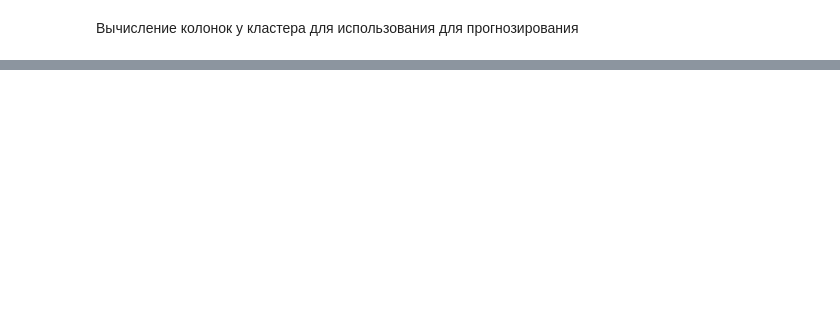
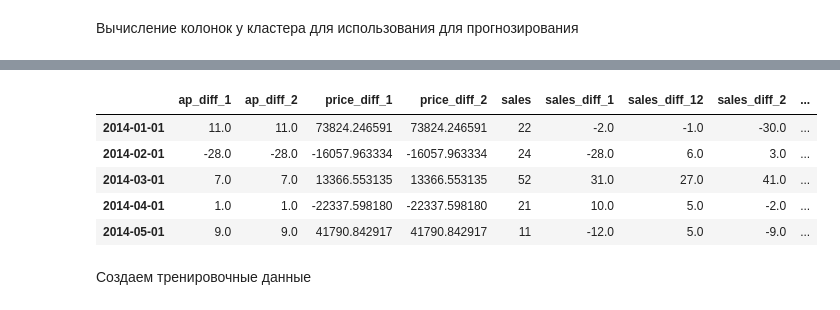
Before and after one commit to crabio/MlSaleForecasting, a Jupyter notebook: SalesForecasting.ipynb, the cells around one changed output, grey strips where cells are left out. Drawn from its saved outputs; the diff is of its cells as text; code cells hidden in the pictures; blank space fills up the shorter version.

```diff
--- a/SalesForecasting.ipynb
+++ b/SalesForecasting.ipynb
@@ -195,0 +199,47 @@ corr_thresh_df.style.background_gradient(cmap='viridis')
+# %%
+def get_columns_by_corr(material_id):
+    cluster = corr_df.loc[material_id, 'clusters']
+
+    columns = corr_thresh_df.loc[cluster]
+
+    return list(columns[columns != 0].index)
+# %%
+test_material = 21
+
+df = pd.concat([sales.loc[test_material].rename('sales'),\
+           sales.loc[test_material].shift(-1).rename('sales_1'),\
+           sales.loc[test_material].shift(-2).rename('sales_2'),\
+           sales.loc[test_material].shift(-12).rename('sales_12'),\
+           sales.loc[test_material].subtract(sales.loc[test_material].shift(-1)).rename('sales_diff_1'),\
+           sales.loc[test_material].subtract(sales.loc[test_material].shift(-2)).rename('sales_diff_2'),\
+           sales.loc[test_material].subtract(sales.loc[test_material].shift(-12)).rename('sales_diff_12'),\
+           stock.loc[test_material].shift(-1).rename('stock_1'),\
+           stock.loc[test_material].shift(-2).rename('stock_2'),\
+           stock.loc[test_material].subtract(stock.loc[test_material].shift(-1)).rename('stock_diff_1'),\
+           stock.loc[test_material].subtract(stock.loc[test_material].shift(-2)).rename('stock_diff_2'),\
+           price.loc[test_material].shift(-1).rename('price_1'),\
+           price.loc[test_material].shift(-1).rename('price_2'),\
+           price.loc[test_material].subtract(price.loc[test_material].shift(-1)).rename('price_diff_1'),\
+           price.loc[test_material].subtract(price.loc[test_material].shift(-1)).rename('price_diff_2'),\
+           ap.loc[test_material].shift(-1).rename('ap_1'),\
+           ap.loc[test_material].shift(-1).rename('ap_2'),\
+           ap.loc[test_material].subtract(ap.loc[test_material].shift(-1)).rename('ap_diff_1'),\
+           ap.loc[test_material].subtract(ap.loc[test_material].shift(-1)).rename('ap_diff_2')],\
+          axis=1)
+
+df.loc[:,'month'] = df.index.month
+
+df = df[get_columns_by_corr(test_material)]
+
+df = df.dropna()
+
+df.head()
+# %% [output]
+|  | ap_diff_1 | ap_diff_2 | price_diff_1 | price_diff_2 | sales | sales_diff_1 | sales_diff_12 | sales_diff_2 | ... |
+| 2014-01-01 | 11.0 | 11.0 | 73824.246591 | 73824.246591 | 22 | -2.0 | -1.0 | -30.0 | ... |
+| 2014-02-01 | -28.0 | -28.0 | -16057.963334 | -16057.963334 | 24 | -28.0 | 6.0 | 3.0 | ... |
+| 2014-03-01 | 7.0 | 7.0 | 13366.553135 | 13366.553135 | 52 | 31.0 | 27.0 | 41.0 | ... |
+| 2014-04-01 | 1.0 | 1.0 | -22337.598180 | -22337.598180 | 21 | 10.0 | 5.0 | -2.0 | ... |
+| 2014-05-01 | 9.0 | 9.0 | 41790.842917 | 41790.842917 | 11 | -12.0 | 5.0 | -9.0 | ... |
+# %% [markdown]
+Создаем тренировочные данные
```
Also changed, not shown: parts of 8 cells of this notebook, 2 other files.
